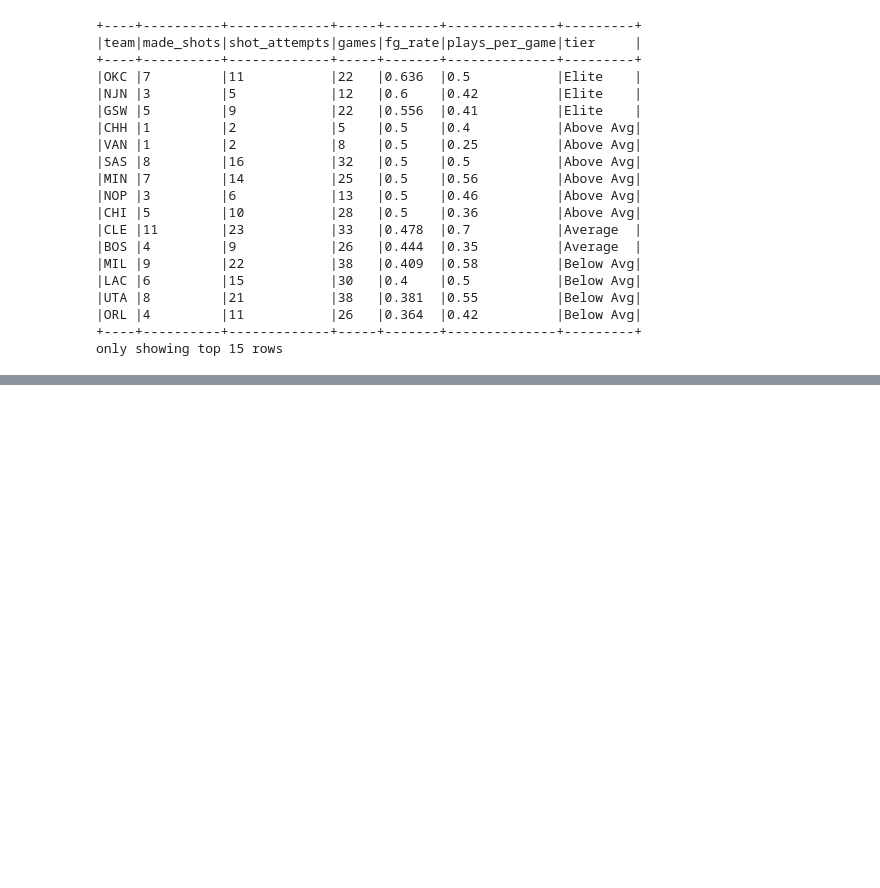
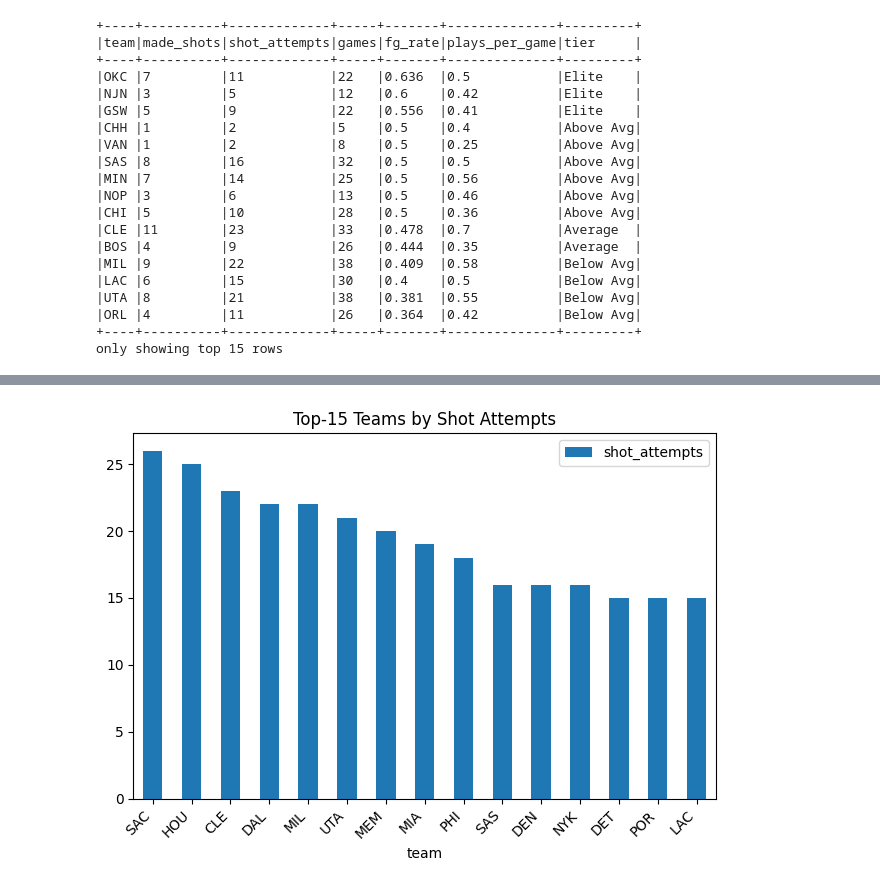
Before and after one commit to sjsu-cs131-f25/team7-sports-nba, a Jupyter notebook: Project_Assignment_5.ipynb, the cells around one changed output, grey strips where cells are left out. Cells and saved outputs as stored; diff of their text form; code cells hidden in the pictures; blank space fills up the shorter version.

```diff
--- a/Project_Assignment_5.ipynb
+++ b/Project_Assignment_5.ipynb
@@ -253,3 +253,14 @@ eng3_buckets.show(15, truncate=False)
 |ORL |4         |11           |26   |0.364  |0.42          |Below Avg|
 +----+----------+-------------+-----+-------+--------------+---------+
 only showing top 15 rows
+# %%
+from pyspark.sql.functions import desc, sum as _sum
+
+topn_teams = (
+    eng3_shots.groupBy("team")
+    .agg(_sum("shot_att").alias("shot_attempts"))
+    .orderBy(desc("shot_attempts"))
+    .limit(15)
+)
+
+topn_teams.show(15, truncate=False)
@@ -255,0 +287,12 @@ only showing top 15 rows
+# %%
+# write table for grading
+topn_teams.write.mode("overwrite").parquet("out/topn_teams.parquet")
+
+# quick figure
+pdf = topn_teams.toPandas()
+ax = pdf.plot.bar(x="team", y="shot_attempts", title="Top-15 Teams by Shot Attempts")
+import matplotlib.pyplot as plt
+plt.xticks(rotation=45, ha="right"); plt.tight_layout()
+plt.savefig("out/topn_teams.png", dpi=150); plt.show()
+# %% [output]
+[figure, added]
```
Also changed, not shown: parts of 4 cells of this notebook.
